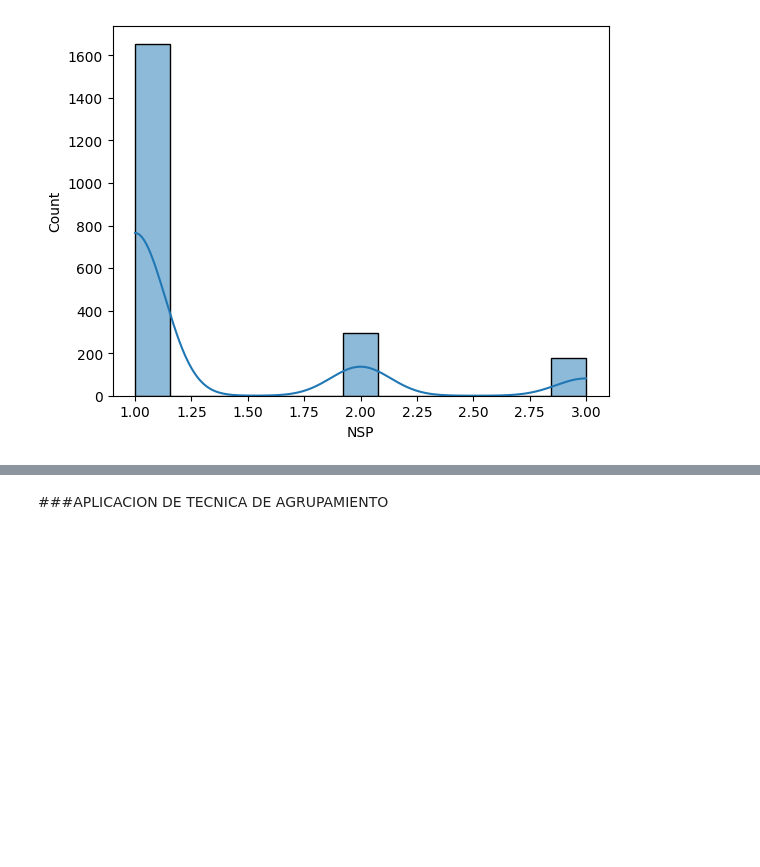
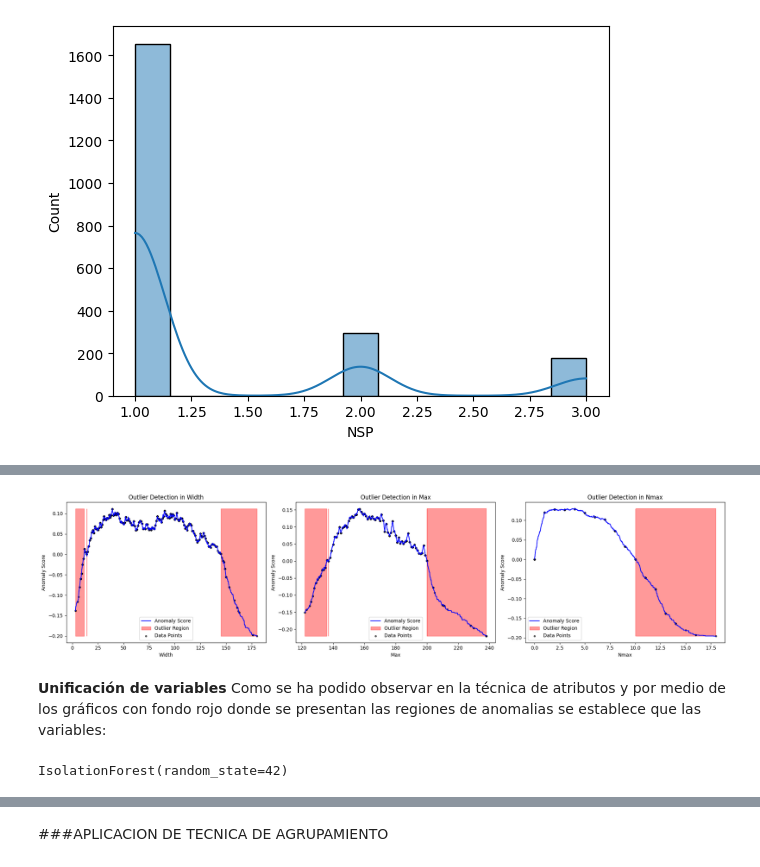
Before and after one commit to gomontalvo/UNIR-AA-Actividad3, a Jupyter notebook: UNIR_AA_Act3_1032g.ipynb, the cells around one changed output, grey strips where cells are left out. Saved outputs shown, nothing was run; the diff lists cells and outputs as text; code cells hidden in the pictures; blank space fills up the shorter version.

```diff
--- a/UNIR_AA_Act3_1032g.ipynb
+++ b/UNIR_AA_Act3_1032g.ipynb
@@ -345,0 +683,38 @@ plt.show()
+# %%
+fig, axs = plt.subplots(1, len(L7), figsize=(20, 5), facecolor='w', edgecolor='k')
+axs = axs.ravel()
+
+for i, column in enumerate(L7):
+    #isolation_forest = IsolationForest(contamination='auto', random_state=42)
+    isolation_forest = IsolationForest(contamination=0.05, random_state=42)
+    isolation_forest.fit(data1_clean[column].values.reshape(-1, 1))
+
+    # Se genera un conjunto de valores en el mismo rango que la variable
+    xx = np.linspace(data1_clean[column].min(), data1_clean[column].max(), len(data1_clean[L9])).reshape(-1,1)
+
+    # Calculamos la puntuación de anomalía
+    anomaly_score = isolation_forest.decision_function(xx)
+    outlier = isolation_forest.predict(xx)
+
+    # Graficamos los resultados
+    axs[i].plot(xx, anomaly_score, label='Anomaly Score', color='blue')
+    axs[i].fill_between(xx.T[0], np.min(anomaly_score), np.max(anomaly_score),
+                        where=outlier == -1, color='red', alpha=0.4, label='Outlier Region')
+
+    # Añadir scatter plot con los datos reales y su puntuación de anomalía
+    data_anomaly_score = isolation_forest.decision_function(data1_clean[column].values.reshape(-1, 1))
+    axs[i].scatter(data1_clean[column], data_anomaly_score, color='black', s=10, alpha=0.6, label='Data Points')
+
+
+    axs[i].legend()
+    axs[i].set_title(f"Outlier Detection in {column}")
+    axs[i].set_xlabel(column)
+    axs[i].set_ylabel("Anomaly Score")
+
+plt.tight_layout()
+plt.show()
+# %% [output]
+[figure, added]
+# %% [markdown]
+**Unificación de variables**
+Como se ha podido observar en la técnica de atributos y por medio de los gráficos con fondo rojo donde se presentan las regiones de anomalias se establece que las variables:
@@ -345,0 +729,7 @@ plt.show()
+# %%
+#Primer Insolation Forest con las variables b y e
+#Se estipula DataIF1 y X_2 y_2
+ift = IsolationForest(random_state=42)
+ift.fit(X_2)
+# %% [output]
+IsolationForest(random_state=42)
```
Also changed, not shown: parts of 53 cells of this notebook.
